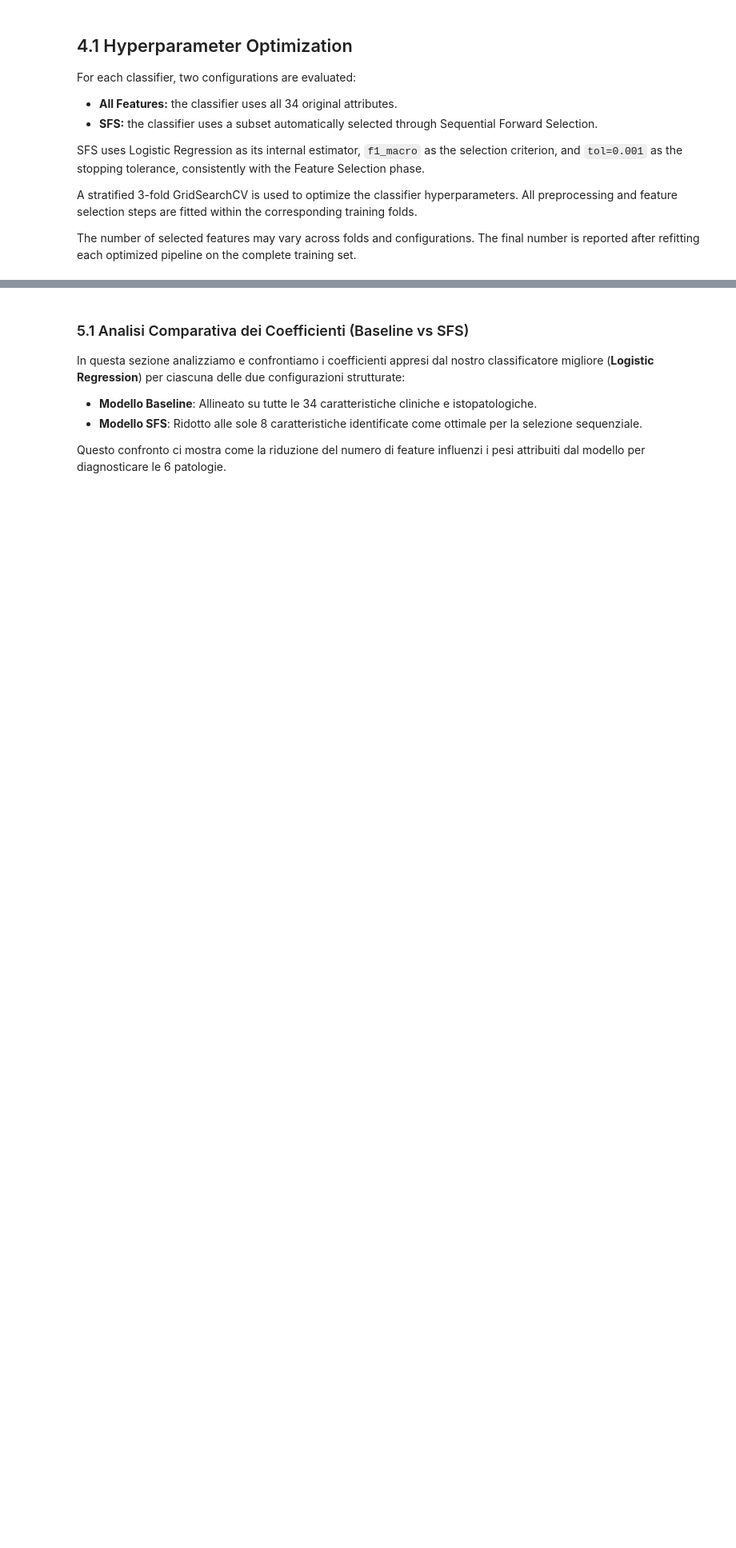
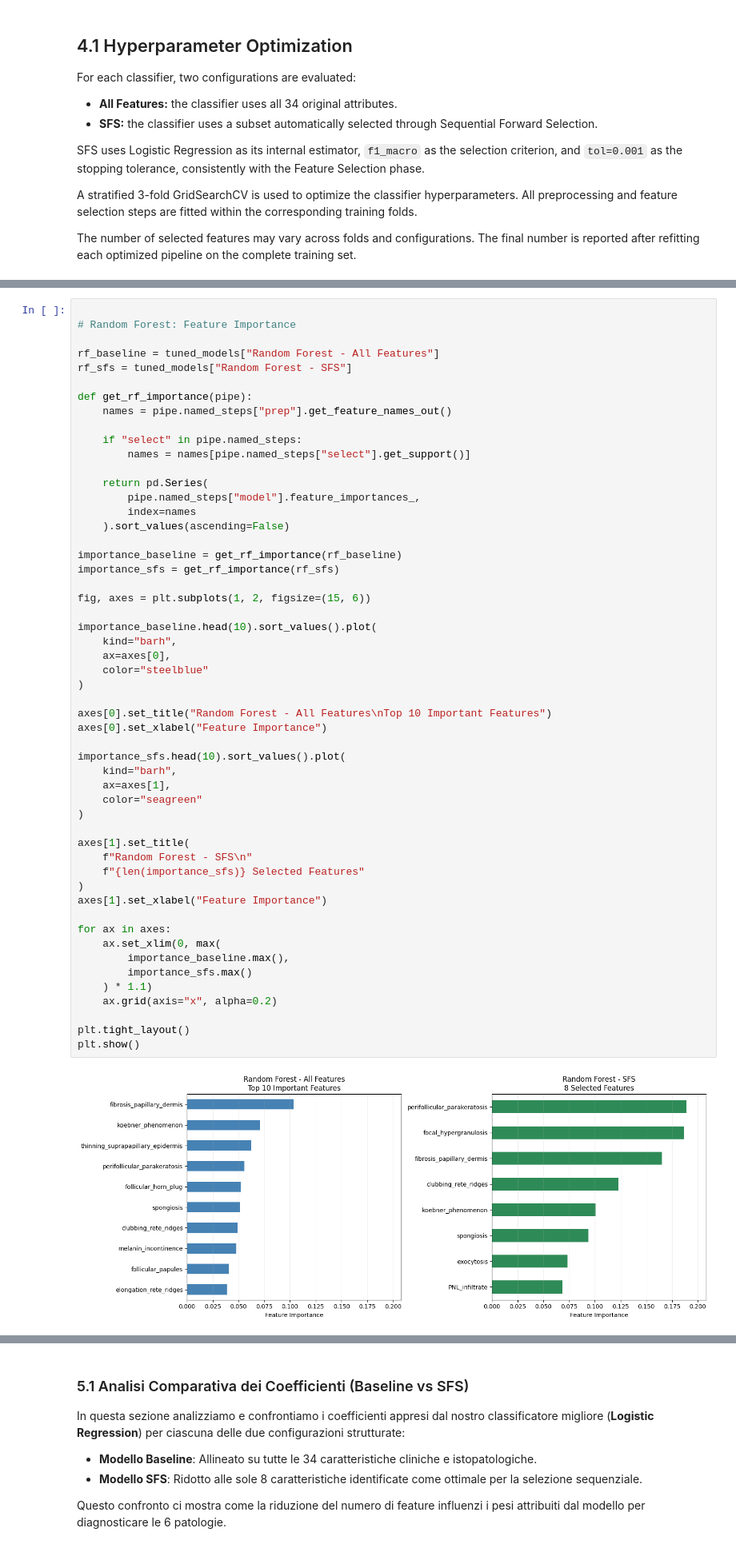
Before and after one commit to lolloantonioli/dermatology-disease-classification, a Jupyter notebook: dermatology_disease_classification.ipynb, the cells around one changed output, grey strips where cells are left out. Shown at 80% size. Drawn from its saved outputs; the diff is of its cells as text; blank space fills up the shorter version.

Commit message:
feat: add feature importance and coefficent analysis

```diff
--- a/dermatology_disease_classification.ipynb
+++ b/dermatology_disease_classification.ipynb
@@ -1584,0 +1680,55 @@ plt.show()
+# %%
+
+# Random Forest: Feature Importance
+
+rf_baseline = tuned_models["Random Forest - All Features"]
+rf_sfs = tuned_models["Random Forest - SFS"]
+
+def get_rf_importance(pipe):
+    names = pipe.named_steps["prep"].get_feature_names_out()
+
+    if "select" in pipe.named_steps:
+        names = names[pipe.named_steps["select"].get_support()]
+
+    return pd.Series(
+        pipe.named_steps["model"].feature_importances_,
+        index=names
+    ).sort_values(ascending=False)
+
+importance_baseline = get_rf_importance(rf_baseline)
+importance_sfs = get_rf_importance(rf_sfs)
+
+fig, axes = plt.subplots(1, 2, figsize=(15, 6))
+
+importance_baseline.head(10).sort_values().plot(
+    kind="barh",
+    ax=axes[0],
+    color="steelblue"
+)
+
+axes[0].set_title("Random Forest - All Features\nTop 10 Important Features")
+axes[0].set_xlabel("Feature Importance")
+
+importance_sfs.head(10).sort_values().plot(
+    kind="barh",
+    ax=axes[1],
+    color="seagreen"
+)
+
+axes[1].set_title(
+    f"Random Forest - SFS\n"
+    f"{len(importance_sfs)} Selected Features"
+)
+axes[1].set_xlabel("Feature Importance")
+
+for ax in axes:
+    ax.set_xlim(0, max(
+        importance_baseline.max(),
+        importance_sfs.max()
+    ) * 1.1)
+    ax.grid(axis="x", alpha=0.2)
+
+plt.tight_layout()
+plt.show()
+# %% [output]
+[figure, added]
```
Also changed, not shown: parts of 11 cells of this notebook.
